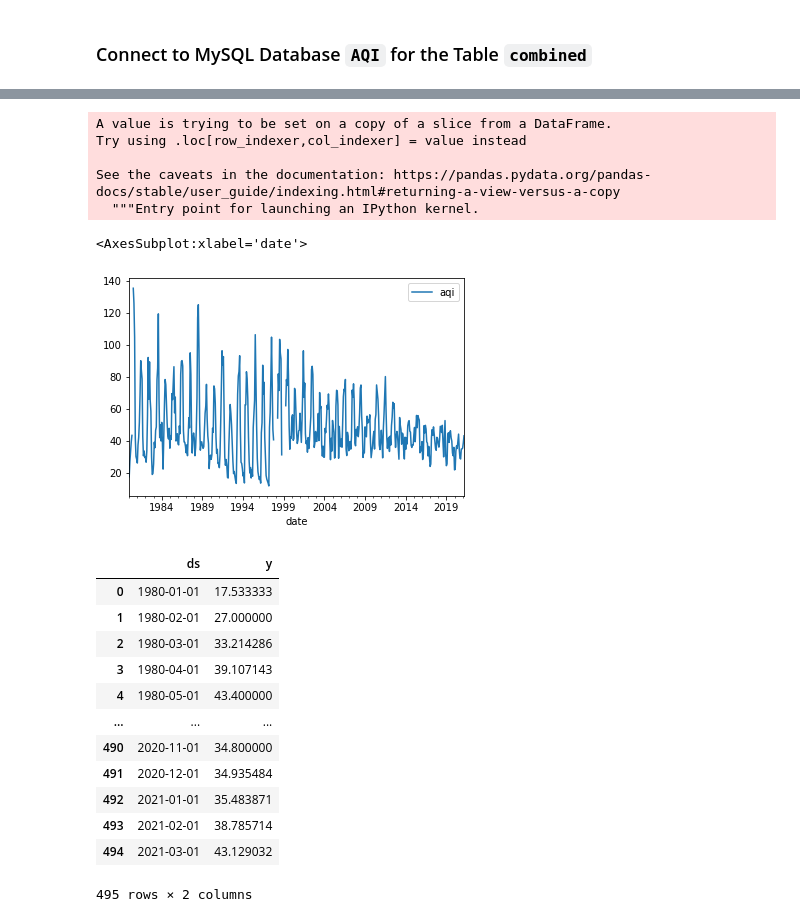
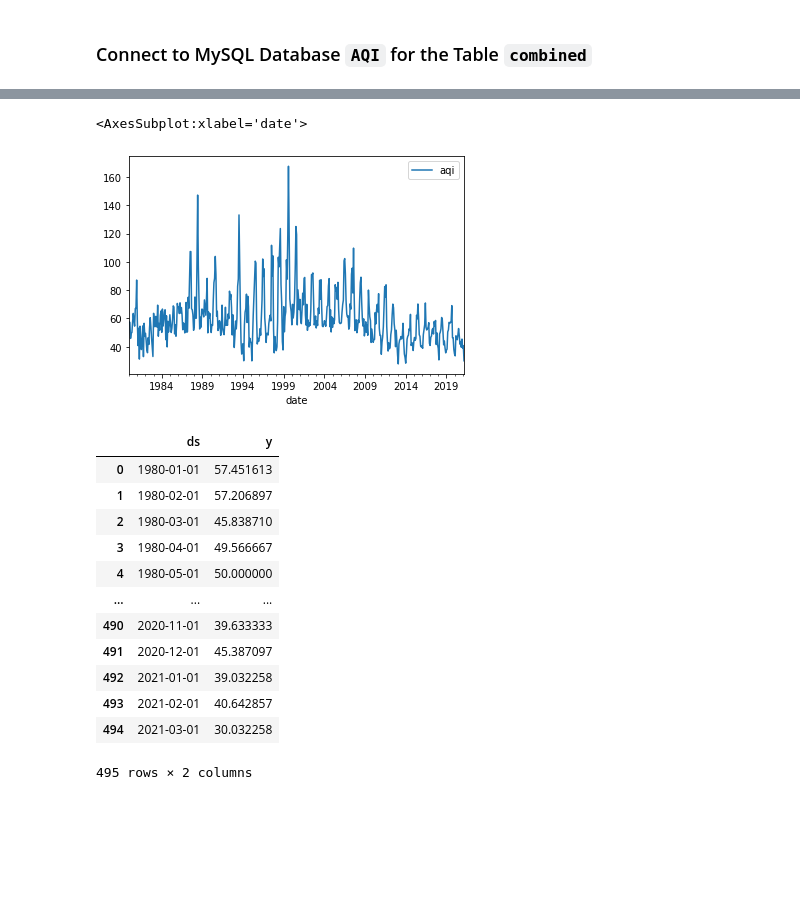
Before and after one commit to schnappv/CSE_6242_Project, a Jupyter notebook: notebooks/Time_Series.ipynb, the cells around one changed output, grey strips where cells are left out. Saved outputs shown, nothing was run; the diff lists cells and outputs as text; code cells hidden in the pictures; blank space fills up the shorter version.

```diff
--- a/notebooks/Time_Series.ipynb
+++ b/notebooks/Time_Series.ipynb
@@ -21,7 +21,7 @@ from db_management.database_management import load_data
 conn = connect()
 cursor = conn.cursor()
 # %%
-df = load_data(conn, "AQI", "index", "SELECT * FROM AQI.index WHERE state_name='Maryland'")
+df = load_data(conn, "AQI", "index", "SELECT * FROM AQI.index WHERE state_name='Georgia' AND county_name='Fulton'")
 df.head()
 # %% [output]
 |  | state_name | date | aqi | category | defining_parameter | latitude | longitude | county_name |
@@ -50,33 +33,27 @@ mont_df.head()
 # %%
-mont_df["date"] = pd.to_datetime(mont_df["date"])
+df["date"] = pd.to_datetime(df["date"])
-# %% [output]
-A value is trying to be set on a copy of a slice from a DataFrame.
-Try using .loc[row_indexer,col_indexer] = value instead
-
-See the caveats in the documentation: https://pandas.pydata.org/pandas-docs/stable/user_guide/indexing.html#returning-a-view-versus-a-copy
-  """Entry point for launching an IPython kernel.
 # %%
-ts_df = mont_df.dropna(subset=["date"]).set_index("date").resample("MS").agg({"aqi":"mean"})
+ts_df = df.dropna(subset=["date"]).set_index("date").resample("MS").agg({"aqi":"mean"})
 ts_df.plot()
 # %% [output]
 <AxesSubplot:xlabel='date'>
-[figure, old version]
+[figure, new version]
 # %%
 fb_df = ts_df.reset_index().rename(columns={"date":"ds", "aqi":"y"})
 fb_df
 # %% [output]
 |  | ds | y |
-| 0 | 1980-01-01 | 17.533333 |
-| 1 | 1980-02-01 | 27.000000 |
-| 2 | 1980-03-01 | 33.214286 |
-| 3 | 1980-04-01 | 39.107143 |
-| 4 | 1980-05-01 | 43.400000 |
+| 0 | 1980-01-01 | 57.451613 |
+| 1 | 1980-02-01 | 57.206897 |
+| 2 | 1980-03-01 | 45.838710 |
+| 3 | 1980-04-01 | 49.566667 |
+| 4 | 1980-05-01 | 50.000000 |
 | ... | ... | ... |
-| 490 | 2020-11-01 | 34.800000 |
-| 491 | 2020-12-01 | 34.935484 |
-| 492 | 2021-01-01 | 35.483871 |
-| 493 | 2021-02-01 | 38.785714 |
-| 494 | 2021-03-01 | 43.129032 |
+| 490 | 2020-11-01 | 39.633333 |
+| 491 | 2020-12-01 | 45.387097 |
+| 492 | 2021-01-01 | 39.032258 |
+| 493 | 2021-02-01 | 40.642857 |
+| 494 | 2021-03-01 | 30.032258 |
 495 rows × 2 columns
 # %%
 m = Prophet(seasonality_mode='multiplicative', mcmc_samples=300, weekly_seasonality=False, daily_seasonality=False)
```
Also changed, not shown: parts of 8 cells of this notebook.
